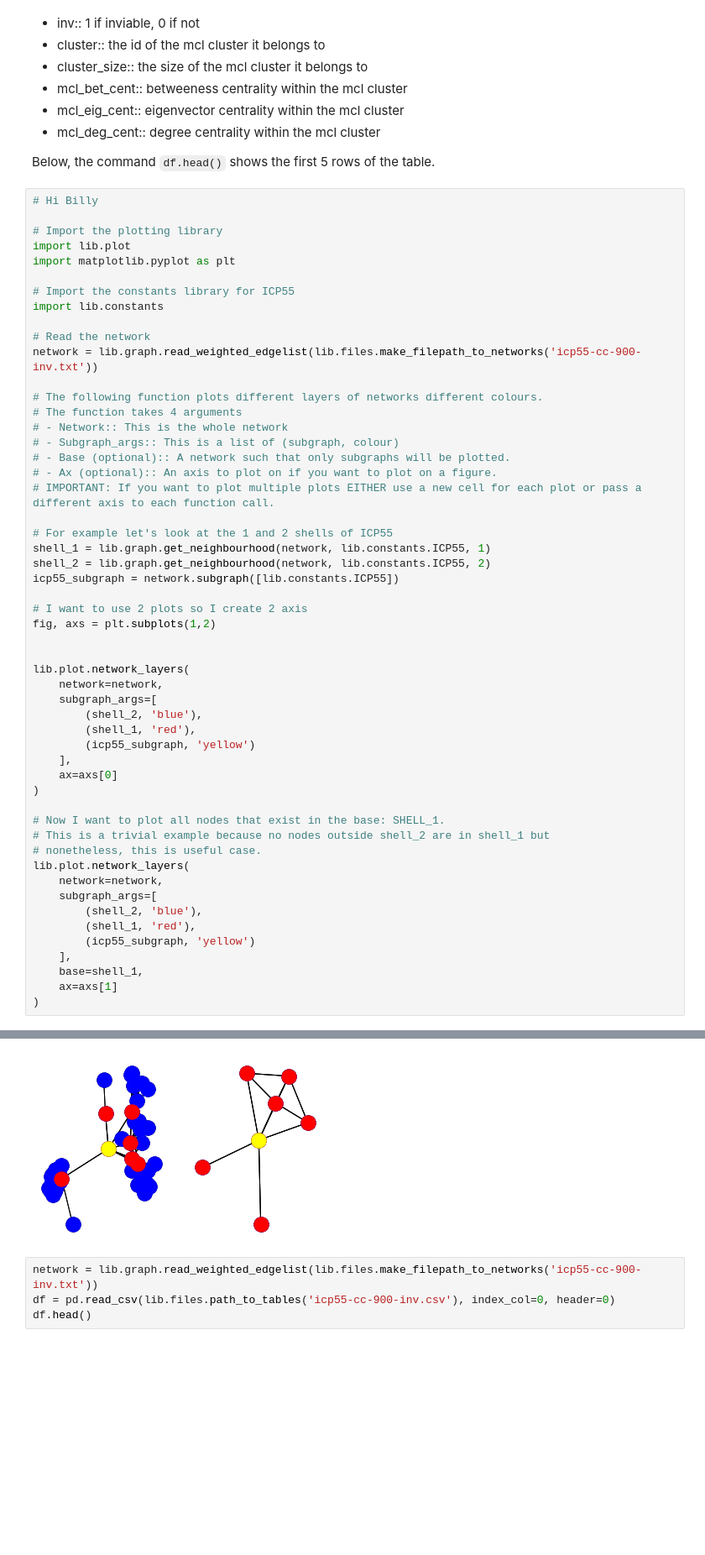
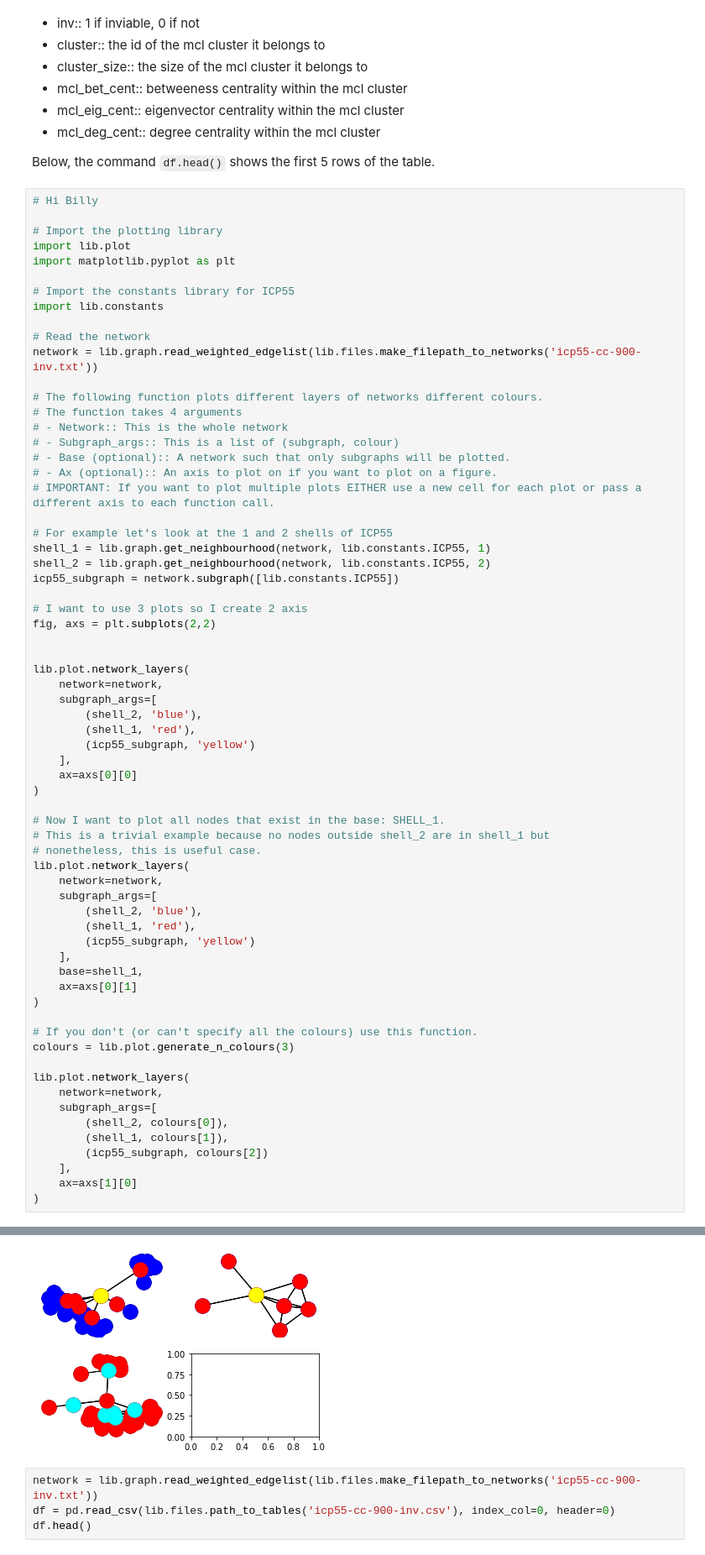
Before and after one commit to jkasimotto/PPI-Network-Analysis, a Jupyter notebook: notebooks/julian_o.ipynb, the cells around one changed output, grey strips where cells are left out. Shown at 84% size. Drawn from its saved outputs; the diff is of its cells as text; blank space fills up the shorter version.

Commit message:
Added colour example for Billy

```diff
--- a/notebooks/julian_o.ipynb
+++ b/notebooks/julian_o.ipynb
@@ -71,8 +71,8 @@ shell_1 = lib.graph.get_neighbourhood(network, lib.constants.ICP55, 1)
 shell_2 = lib.graph.get_neighbourhood(network, lib.constants.ICP55, 2)
 icp55_subgraph = network.subgraph([lib.constants.ICP55])
 
-# I want to use 2 plots so I create 2 axis
-fig, axs = plt.subplots(1,2)
+# I want to use 3 plots so I create 2 axis
+fig, axs = plt.subplots(2,2)
 
 
 lib.plot.network_layers(
@@ -82,7 +82,7 @@ lib.plot.network_layers(
         (shell_1, 'red'),
         (icp55_subgraph, 'yellow')
     ],
-    ax=axs[0]
+    ax=axs[0][0]
 )
 
 # Now I want to plot all nodes that exist in the base: SHELL_1.
@@ -96,6 +96,19 @@ lib.plot.network_layers(
         (icp55_subgraph, 'yellow')
     ],
     base=shell_1,
-    ax=axs[1]
+    ax=axs[0][1]
 )
+
+# If you don't (or can't specify all the colours) use this function.
+colours = lib.plot.generate_n_colours(3)
+
+lib.plot.network_layers(
+    network=network,
+    subgraph_args=[
+        (shell_2, colours[0]),
+        (shell_1, colours[1]),
+        (icp55_subgraph, colours[2])
+    ],
+    ax=axs[1][0]
+)
 # %% [output]
@@ -102,4 +118,4 @@ lib.plot.network_layers(
-[figure, old version]
+[figure, new version]
 # %%
 network = lib.graph.read_weighted_edgelist(lib.files.make_filepath_to_networks('icp55-cc-900-inv.txt'))
 df = pd.read_csv(lib.files.path_to_tables('icp55-cc-900-inv.csv'), index_col=0, header=0)
```
Also changed, not shown: parts of 1 cell of this notebook.
